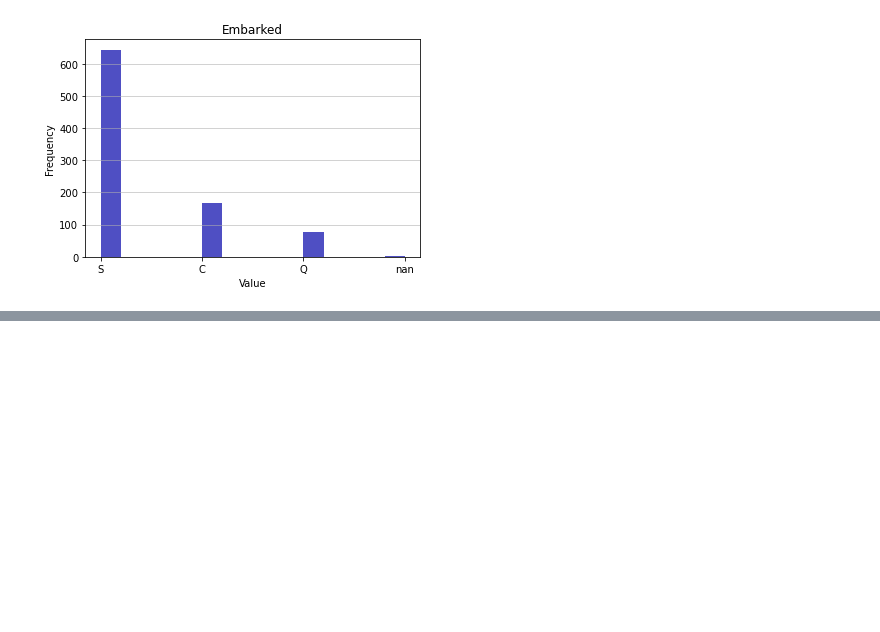
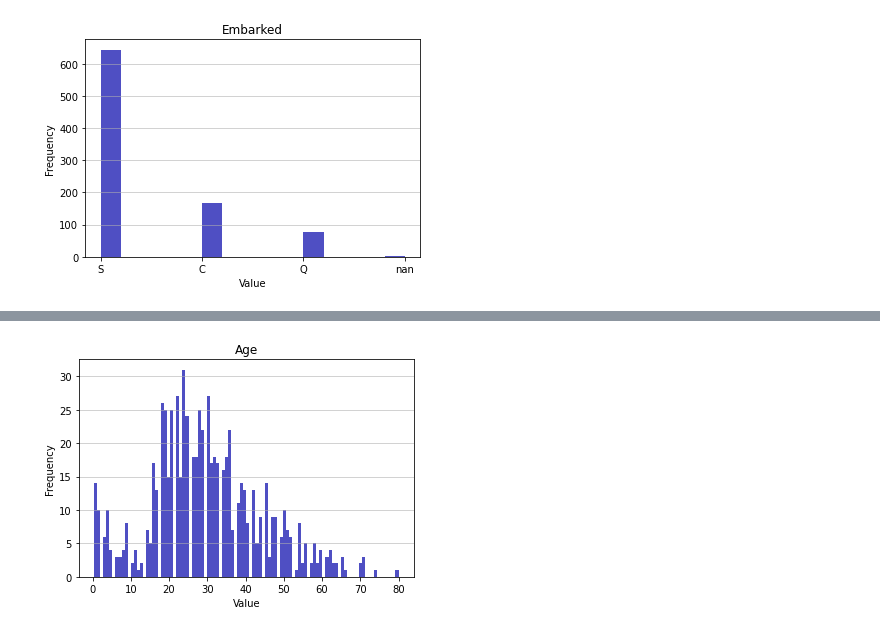
Before and after one commit to ah4d1/anoapycore, a Jupyter notebook: samples/dev/titanic/titanic-chart.ipynb, the cells around one changed output, grey strips where cells are left out. Saved outputs shown, nothing was run; the diff lists cells and outputs as text; code cells hidden in the pictures; blank space fills up the shorter version.

```diff
--- a/samples/dev/titanic/titanic-chart.ipynb
+++ b/samples/dev/titanic/titanic-chart.ipynb
@@ -25,2 +31,4 @@ ap.chart.histogram(data_train,'Age')
 # %%
-ap.chart.histogram(data_train,'Age',a_bins=100)
+ap.chart.histogram.show(data_train,'Age',a_bins=100)
+# %% [output]
+[figure, added]
```
Also changed, not shown: parts of 9 cells of this notebook, 5 other files.
